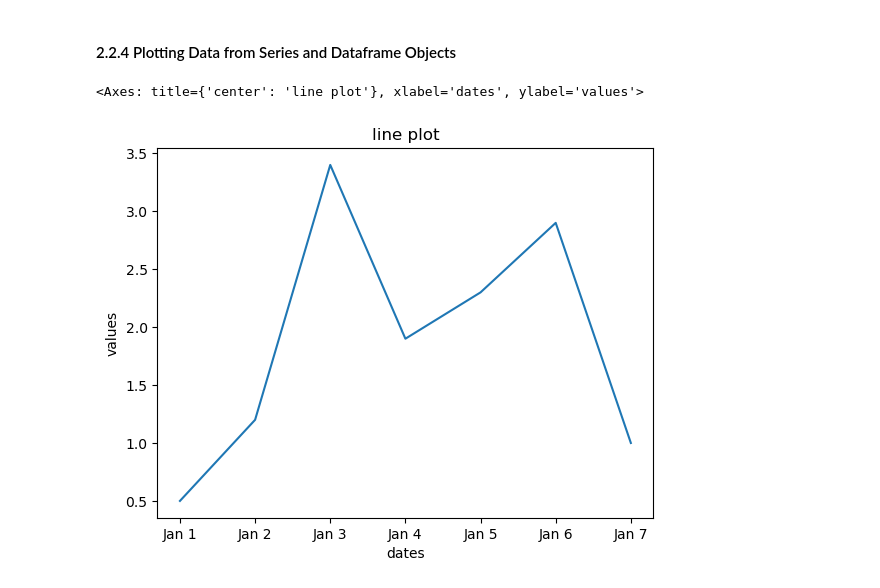
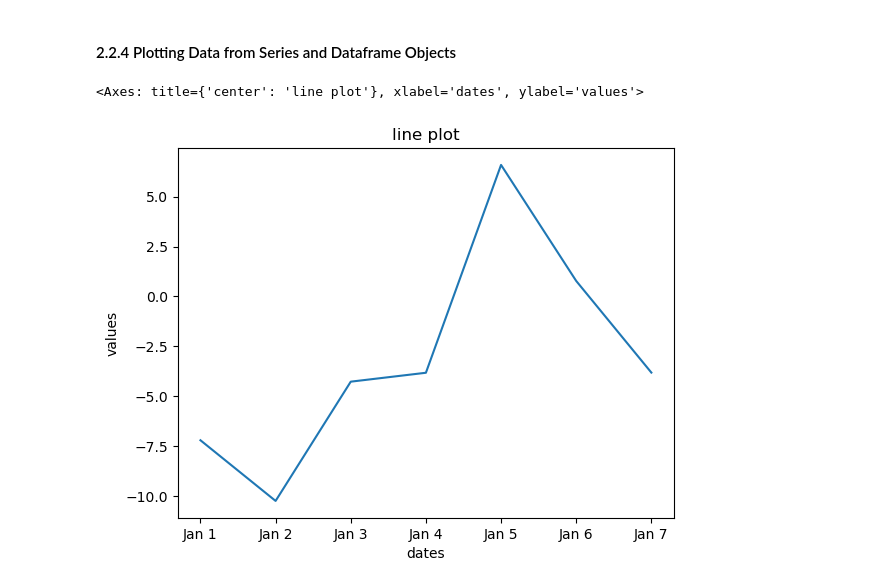
Before and after one commit to Syed-A-Naqvi/machine_learning, a Jupyter notebook: python_machine_learning/basics/pandas.ipynb, the cells around one changed output. Cells and saved outputs as stored; diff of their text form; code cells hidden in the pictures.

```diff
--- a/python_machine_learning/basics/pandas.ipynb
+++ b/python_machine_learning/basics/pandas.ipynb
@@ -490,11 +490,11 @@ Getting the number of red squares: 2
 # %% [markdown]
 #### 2.2.4 Plotting Data from Series and Dataframe Objects
 # %%
-s3 = pd.Series([0.5,1.2,3.4,1.9,2.3,2.9,1.0],
+s3 = pd.Series(np.random.normal(0, 1, (7,))*10,
                index=['Jan 1', 'Jan 2', 'Jan 3', 'Jan 4', 'Jan 5', 'Jan 6', 'Jan 7',])
 
 # a series object can be plotted directly as follows:
 s3.plot(kind='line', title='line plot', xlabel='dates', ylabel='values')
 # %% [output]
 <Axes: title={'center': 'line plot'}, xlabel='dates', ylabel='values'>
-[figure, old version]
+[figure, new version]
```
Also changed, not shown: parts of 17 cells of this notebook.
